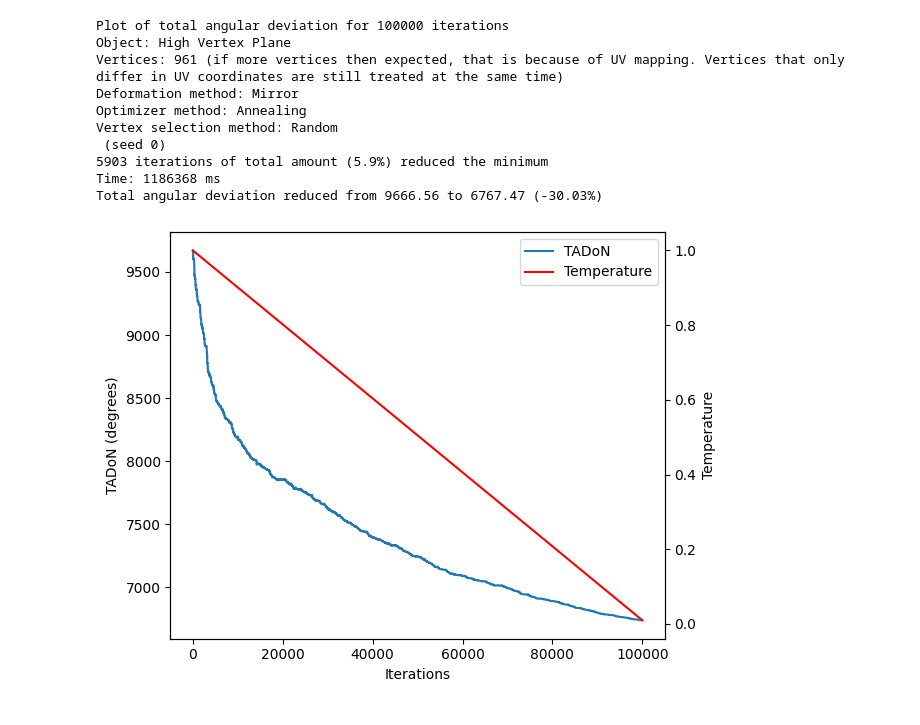
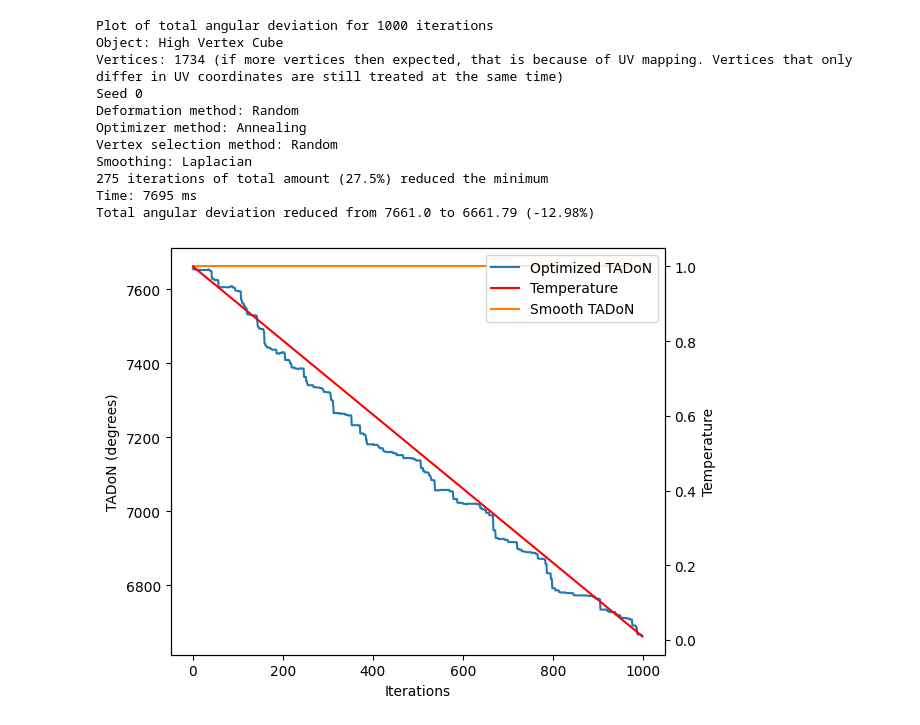
Before and after one commit to tomcouperus/Anamorphic-Sculptures-with-Shading, a Jupyter notebook: plotDeviations.ipynb, the cells around one changed output. Drawn from its saved outputs; the diff is of its cells as text; code cells hidden in the pictures.

Commit message:
Implement smoothing and remove old experimental data

```diff
--- a/plotDeviations.ipynb
+++ b/plotDeviations.ipynb
@@ -6,4 +6,5 @@ import math
 # %%
 DEFORMATION_METHODS = ["Random", "Mirror"]
 OPTIMIZER_METHODS = ["Iterative", "Annealing"]
+SMOOTHING_METHODS = ["Laplacian"]
 # %%
@@ -194,14 +73,15 @@ def graph_json_annealing(filename):
 # %%
-graph_json_annealing("High_Vertex_Plane_Mirror_100000-Annealing_in_-0.10_to_0.10_temp_1.00_to_0.01.json")
+graph_json_annealing("High_Vertex_Cube_Random_1000-Annealing_in_-0.10_to_0.10_temp_1.00_to_0.01_Laplacian.json")
 # %% [output]
-Plot of total angular deviation for 100000 iterations
-Object: High Vertex Plane
-Vertices: 961 (if more vertices then expected, that is because of UV mapping. Vertices that only differ in UV coordinates are still treated at the same time)
-Deformation method: Mirror
+Plot of total angular deviation for 1000 iterations
+Object: High Vertex Cube
+Vertices: 1734 (if more vertices then expected, that is because of UV mapping. Vertices that only differ in UV coordinates are still treated at the same time)
+Seed 0
+Deformation method: Random
 Optimizer method: Annealing
 Vertex selection method: Random
- (seed 0)
-5903 iterations of total amount (5.9%) reduced the minimum
-Time: 1186368 ms
-Total angular deviation reduced from 9666.56 to 6767.47 (-30.03%)
+Smoothing: Laplacian
+275 iterations of total amount (27.5%) reduced the minimum
+Time: 7695 ms
+Total angular deviation reduced from 7661.0 to 6661.79 (-12.98%)
-[figure, old version]
+[figure, new version]
```
Also changed, not shown: parts of 5 cells of this notebook, 18 other files.
